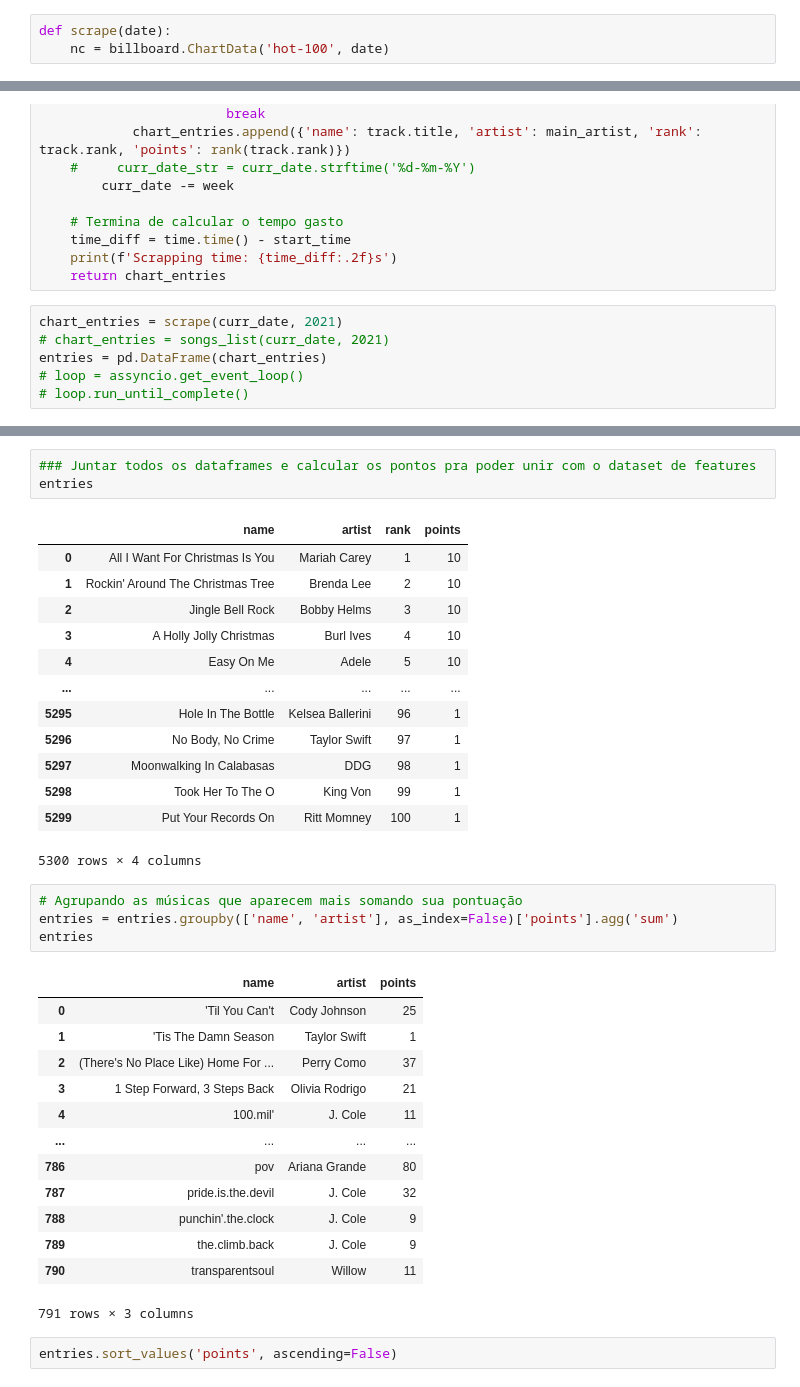
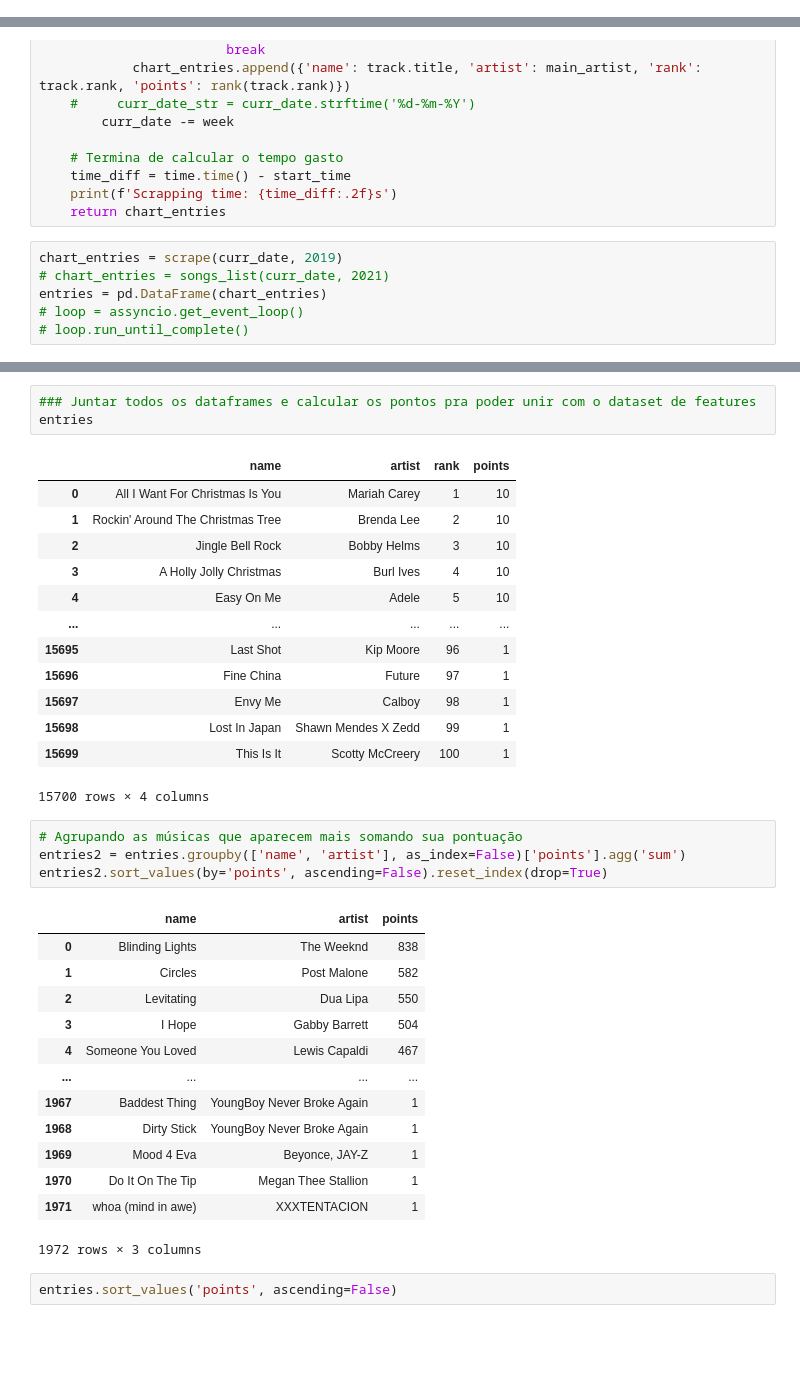
Before and after one commit to xRiku/gp-ufes, a Jupyter notebook: billboard_x_spotify.ipynb, the cells around one changed output, grey strips where cells are left out. Drawn from its saved outputs; the diff is of its cells as text; blank space fills up the shorter version.

```diff
--- a/billboard_x_spotify.ipynb
+++ b/billboard_x_spotify.ipynb
@@ -150,6 +149,3 @@ curr_date = date.fromisoformat('2022-01-01')
 curr_date
 # %% [output]
 datetime.date(2022, 1, 1)
-# %%
-def scrape(date):
-    nc = billboard.ChartData('hot-100', date)
@@ -211,7 +178,7 @@ def scrape(last_date, max_year):
     print(f'Scrapping time: {time_diff:.2f}s')
     return chart_entries
 # %%
-chart_entries = scrape(curr_date, 2021)
+chart_entries = scrape(curr_date, 2019)
 # chart_entries = songs_list(curr_date, 2021)
 entries = pd.DataFrame(chart_entries)
 # loop = assyncio.get_event_loop()
@@ -230,30 +196,30 @@ entries
 | 3 | A Holly Jolly Christmas | Burl Ives | 4 | 10 |
 | 4 | Easy On Me | Adele | 5 | 10 |
 | ... | ... | ... | ... | ... |
-| 5295 | Hole In The Bottle | Kelsea Ballerini | 96 | 1 |
-| 5296 | No Body, No Crime | Taylor Swift | 97 | 1 |
-| 5297 | Moonwalking In Calabasas | DDG | 98 | 1 |
-| 5298 | Took Her To The O | King Von | 99 | 1 |
-| 5299 | Put Your Records On | Ritt Momney | 100 | 1 |
+| 15695 | Last Shot | Kip Moore | 96 | 1 |
+| 15696 | Fine China | Future | 97 | 1 |
+| 15697 | Envy Me | Calboy | 98 | 1 |
+| 15698 | Lost In Japan | Shawn Mendes X Zedd | 99 | 1 |
+| 15699 | This Is It | Scotty McCreery | 100 | 1 |
-5300 rows × 4 columns
+15700 rows × 4 columns
 # %%
 # Agrupando as músicas que aparecem mais somando sua pontuação
-entries = entries.groupby(['name', 'artist'], as_index=False)['points'].agg('sum')
-entries
+entries2 = entries.groupby(['name', 'artist'], as_index=False)['points'].agg('sum')
+entries2.sort_values(by='points', ascending=False).reset_index(drop=True)
 # %% [output]
 |  | name | artist | points |
-| 0 | 'Til You Can't | Cody Johnson | 25 |
-| 1 | 'Tis The Damn Season | Taylor Swift | 1 |
-| 2 | (There's No Place Like) Home For ... | Perry Como | 37 |
-| 3 | 1 Step Forward, 3 Steps Back | Olivia Rodrigo | 21 |
-| 4 | 100.mil' | J. Cole | 11 |
+| 0 | Blinding Lights | The Weeknd | 838 |
+| 1 | Circles | Post Malone | 582 |
+| 2 | Levitating | Dua Lipa | 550 |
+| 3 | I Hope | Gabby Barrett | 504 |
+| 4 | Someone You Loved | Lewis Capaldi | 467 |
 | ... | ... | ... | ... |
-| 786 | pov | Ariana Grande | 80 |
-| 787 | pride.is.the.devil | J. Cole | 32 |
-| 788 | punchin'.the.clock | J. Cole | 9 |
-| 789 | the.climb.back | J. Cole | 9 |
-| 790 | transparentsoul | Willow | 11 |
+| 1967 | Baddest Thing | YoungBoy Never Broke Again | 1 |
+| 1968 | Dirty Stick | YoungBoy Never Broke Again | 1 |
+| 1969 | Mood 4 Eva | Beyonce, JAY-Z | 1 |
+| 1970 | Do It On The Tip | Megan Thee Stallion | 1 |
+| 1971 | whoa (mind in awe) | XXXTENTACION | 1 |
-791 rows × 3 columns
+1972 rows × 3 columns
 # %%
 entries.sort_values('points', ascending=False)
 # %%
```
Also changed, not shown: parts of 7 cells of this notebook.
